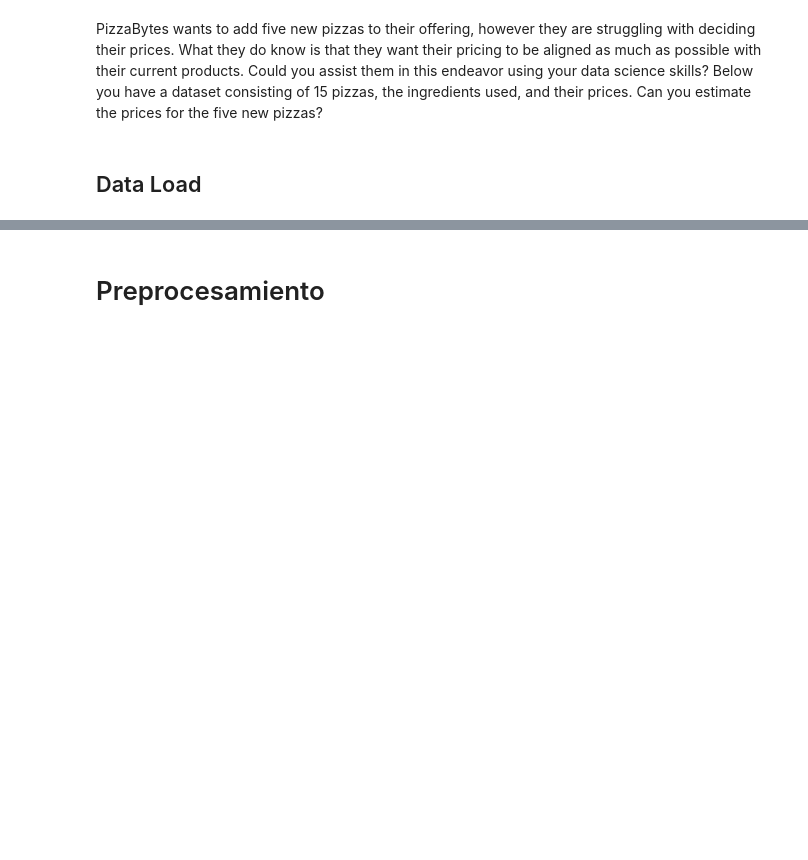
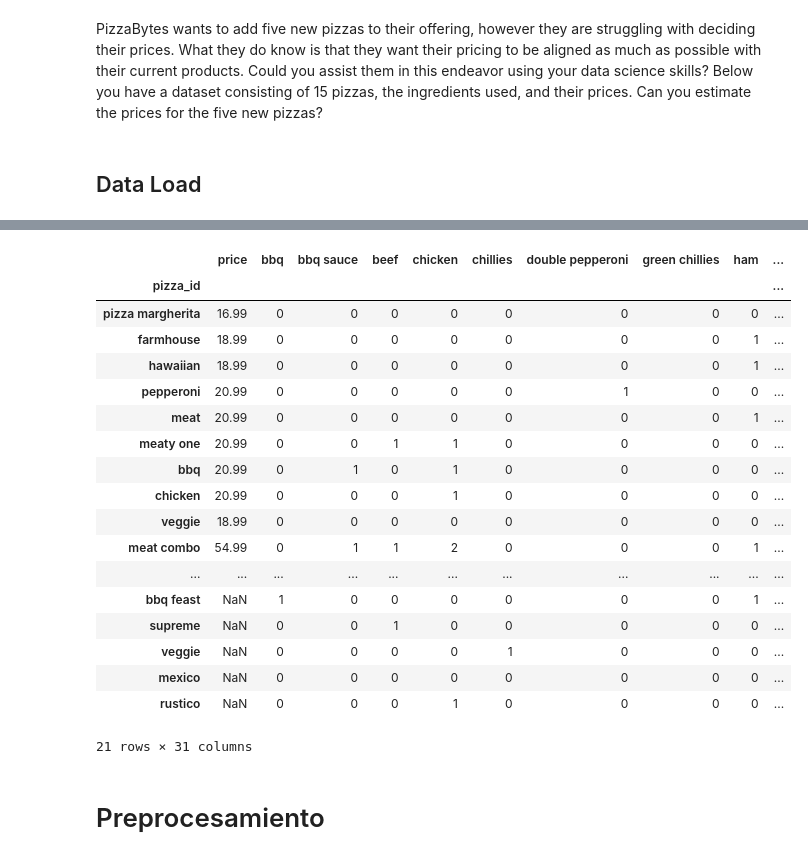
Before and after one commit to adanfaraminian/Paramo_excercises, a Jupyter notebook: Data_Science_Challenge/Data Science Challenge.ipynb, the cells around one changed output, grey strips where cells are left out. Drawn from its saved outputs; the diff is of its cells as text; code cells hidden in the pictures; blank space fills up the shorter version.

Commit message:
Data Science

```diff
--- a/Data_Science_Challenge/Data Science Challenge.ipynb
+++ b/Data_Science_Challenge/Data Science Challenge.ipynb
@@ -10,11 +13,15 @@ Below you have a dataset consisting of 15 pizzas, the ingredients used, and thei
 # %%
+import warnings
+warnings.filterwarnings("ignore")
+
 import pandas as pd
 # Leemos el archivo como csv desde pd
 data = pd.read_csv("datascience.csv", sep=' ;', header=0)
 data.columns = data.columns.str.replace(" ","")
-data["ingredients"]= data["ingredients"].str.replace(", ",",")
+data["ingredients"]= (data["ingredients"].str.replace("+",",")).str.replace(", ",",").str.replace(" ,",",")
+
 # Muestra las primeras 10 filas
-data.head(10)
+data
 # %% [output]
 |  | pizza_id | ingredients | price |
 | 0 | pizza margherita | mozzarella cheese,tomato sauce | 16.99 |
@@ -39,4 +43,7 @@ array(['mozzarella cheese', 'ham', 'double pepperoni', 'spicy pork',
 # %%
-df = pd.concat([data["price"], data['ingredients'].str.get_dummies(sep=',')], axis=1)
-df
+df = pd.concat([data["price"],
+                pd.get_dummies(data['ingredients'].str.split(',', expand=True),  prefix='', prefix_sep='').sum(level=0, axis=1)],
+               axis=1)
+for i in df.columns:
+    print(i)
 # %% [output]
@@ -82,3 +76,40 @@ memory usage: 6.0 KB
+# %%
+for m,i in enumerate(data["ingredients"]):
+    ing = i.split(",")
+    for n,j in enumerate(ing):
+        if j == "peperoni":
+            ing[n]= "pepperoni"
+        if j == "mozarella" or j == "mozzarella cheese":
+            ing[n] = "mozzarella"
+        if j == "bbq sauce":
+            ing[n] = "bbq"
+    data["ingredients"][m]= ','.join(ing)
+# %%
+df = pd.concat([data["price"],
+                pd.get_dummies(data['ingredients'].str.split(',', expand=True),  prefix='', prefix_sep='').sum(level=0, axis=1)],
+               axis=1).set_index(data["pizza_id"])
+copy = df.copy()
+copy
+# %% [output]
+|  | price | bbq | bbq sauce | beef | chicken | chillies | double pepperoni | green chillies | ham | ... |
+| pizza_id |  |  |  |  |  |  |  |  |  | ... |
+| pizza margherita | 16.99 | 0 | 0 | 0 | 0 | 0 | 0 | 0 | 0 | ... |
+| farmhouse | 18.99 | 0 | 0 | 0 | 0 | 0 | 0 | 0 | 1 | ... |
+| hawaiian | 18.99 | 0 | 0 | 0 | 0 | 0 | 0 | 0 | 1 | ... |
+| pepperoni | 20.99 | 0 | 0 | 0 | 0 | 0 | 1 | 0 | 0 | ... |
+| meat | 20.99 | 0 | 0 | 0 | 0 | 0 | 0 | 0 | 1 | ... |
+| meaty one | 20.99 | 0 | 0 | 1 | 1 | 0 | 0 | 0 | 0 | ... |
+| bbq | 20.99 | 0 | 1 | 0 | 1 | 0 | 0 | 0 | 0 | ... |
+| chicken | 20.99 | 0 | 0 | 0 | 1 | 0 | 0 | 0 | 0 | ... |
+| veggie | 18.99 | 0 | 0 | 0 | 0 | 0 | 0 | 0 | 0 | ... |
+| meat combo | 54.99 | 0 | 1 | 1 | 2 | 0 | 0 | 0 | 1 | ... |
+| ... | ... | ... | ... | ... | ... | ... | ... | ... | ... | ... |
+| bbq feast | NaN | 1 | 0 | 0 | 0 | 0 | 0 | 0 | 1 | ... |
+| supreme | NaN | 0 | 0 | 1 | 0 | 0 | 0 | 0 | 0 | ... |
+| veggie | NaN | 0 | 0 | 0 | 0 | 1 | 0 | 0 | 0 | ... |
+| mexico | NaN | 0 | 0 | 0 | 0 | 0 | 0 | 0 | 0 | ... |
+| rustico | NaN | 0 | 0 | 0 | 1 | 0 | 0 | 0 | 0 | ... |
+21 rows × 31 columns
 # %% [markdown]
 # Preprocesamiento
 # %% [markdown]
```
Also changed, not shown: parts of 8 cells of this notebook.
